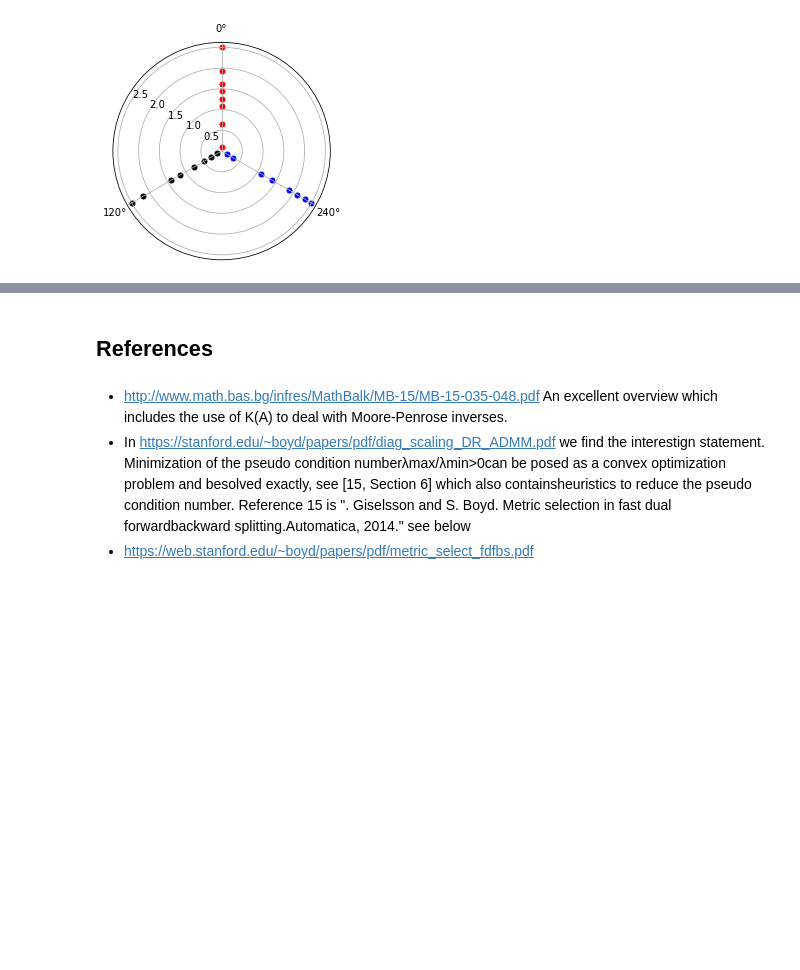
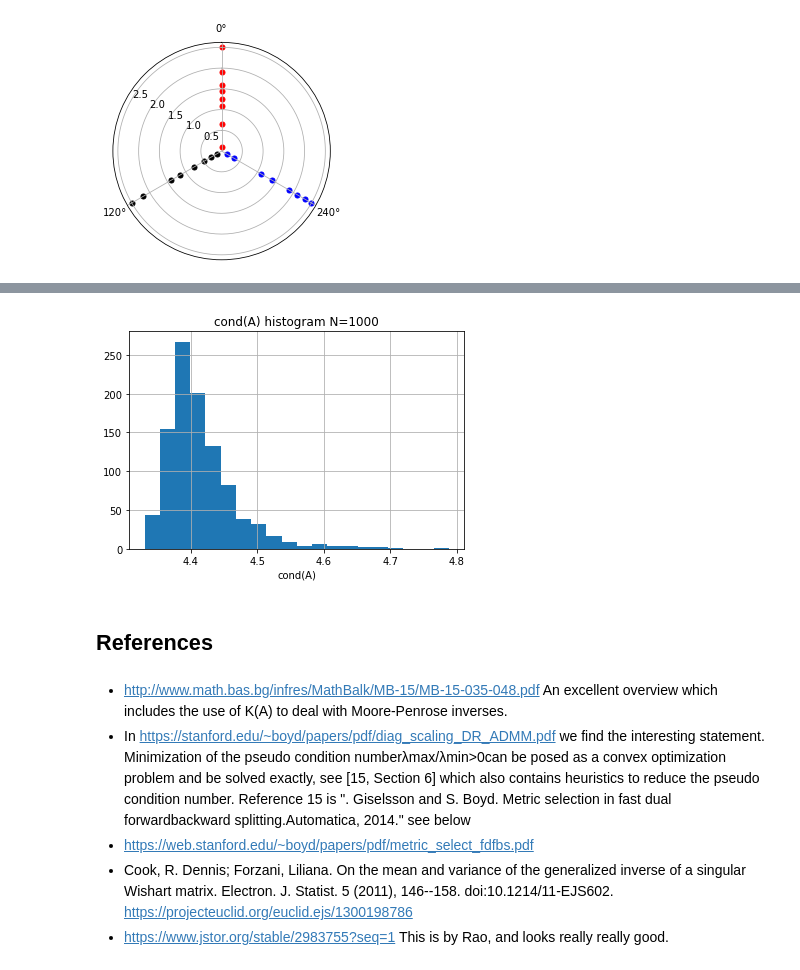
Before and after one commit to tmolteno/TART-3, a Jupyter notebook: array/disko_array_opt/Condition_Number_Array_Optimization.ipynb, the cells around one changed output, grey strips where cells are left out. Saved outputs shown, nothing was run; the diff lists cells and outputs as text; code cells hidden in the pictures; blank space fills up the shorter version.

```diff
--- a/array/disko_array_opt/Condition_Number_Array_Optimization.ipynb
+++ b/array/disko_array_opt/Condition_Number_Array_Optimization.ipynb
@@ -171,0 +178,11 @@ Increasing the resolution to 90 arc minutes (or 22000 pixels) produces a similar
+# %%
+radius_min = 0.1
+array_opt.init(radius_min, ant)
+res = []
+n_trials = 1000
+delta = 1e-3   # 1 mm
+for i in range(n_trials):
+    x_opt = ant.x + np.random.normal(0, delta, ant.x.shape[0])
+    penalty, cond = array_opt.global_f(x_opt)
+    res.append(cond.numpy())
+res = np.array(res)
@@ -172,6 +207,16 @@ Increasing the resolution to 90 arc minutes (or 22000 pixels) produces a similar
+# %%
+plt.hist(res, bins=20)
+plt.title('cond(A) histogram N={}'.format(n_trials))
+plt.xlabel('cond(A)')
+plt.grid(True)
+plt.savefig('cond_histogram.pdf')
+# %% [output]
+[figure, added]
 # %% [markdown]
 ## References
 # %% [markdown]
 * http://www.math.bas.bg/infres/MathBalk/MB-15/MB-15-035-048.pdf An excellent overview which includes the use of K(A) to deal with Moore-Penrose inverses.
-* In https://stanford.edu/~boyd/papers/pdf/diag_scaling_DR_ADMM.pdf we find the interestign statement. Minimization of the pseudo condition numberλmax/λmin>0can be posed as a convex optimization problem and besolved exactly, see [15, Section 6] which also containsheuristics to reduce the pseudo condition number. Reference 15 is ". Giselsson and S. Boyd.  Metric selection in fast dual forwardbackward splitting.Automatica, 2014." see below
+* In https://stanford.edu/~boyd/papers/pdf/diag_scaling_DR_ADMM.pdf we find the interesting statement. Minimization of the pseudo condition numberλmax/λmin>0can be posed as a convex optimization problem and be solved exactly, see [15, Section 6] which also contains heuristics to reduce the pseudo condition number. Reference 15 is ". Giselsson and S. Boyd.  Metric selection in fast dual forwardbackward splitting.Automatica, 2014." see below
 * https://web.stanford.edu/~boyd/papers/pdf/metric_select_fdfbs.pdf
+* Cook, R. Dennis; Forzani, Liliana. On the mean and variance of the generalized inverse of a singular Wishart matrix. Electron. J. Statist. 5 (2011), 146--158. doi:10.1214/11-EJS602. https://projecteuclid.org/euclid.ejs/1300198786
+* https://www.jstor.org/stable/2983755?seq=1 This is by Rao, and looks really really good.
```
Also changed, not shown: parts of 3 cells of this notebook.
